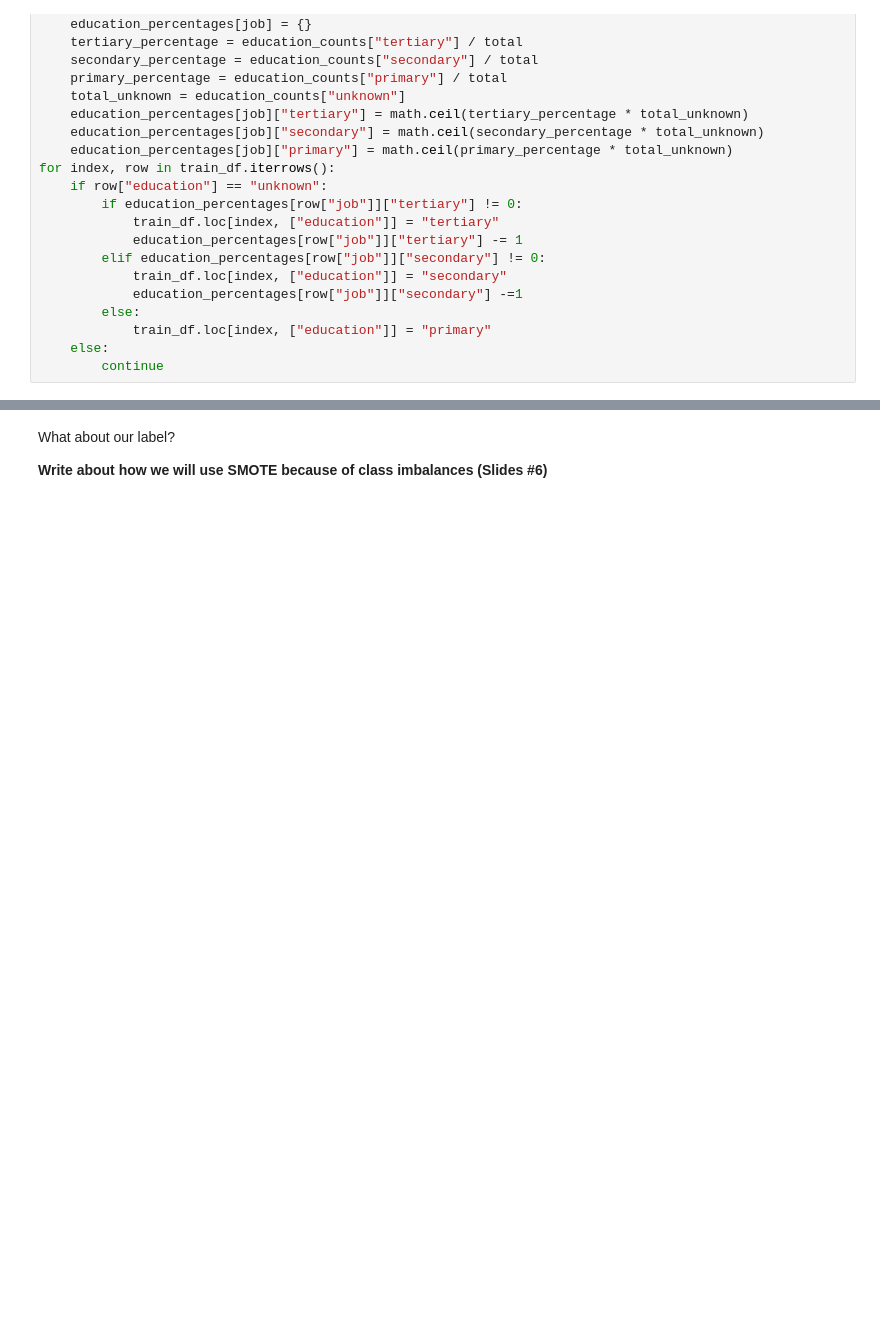
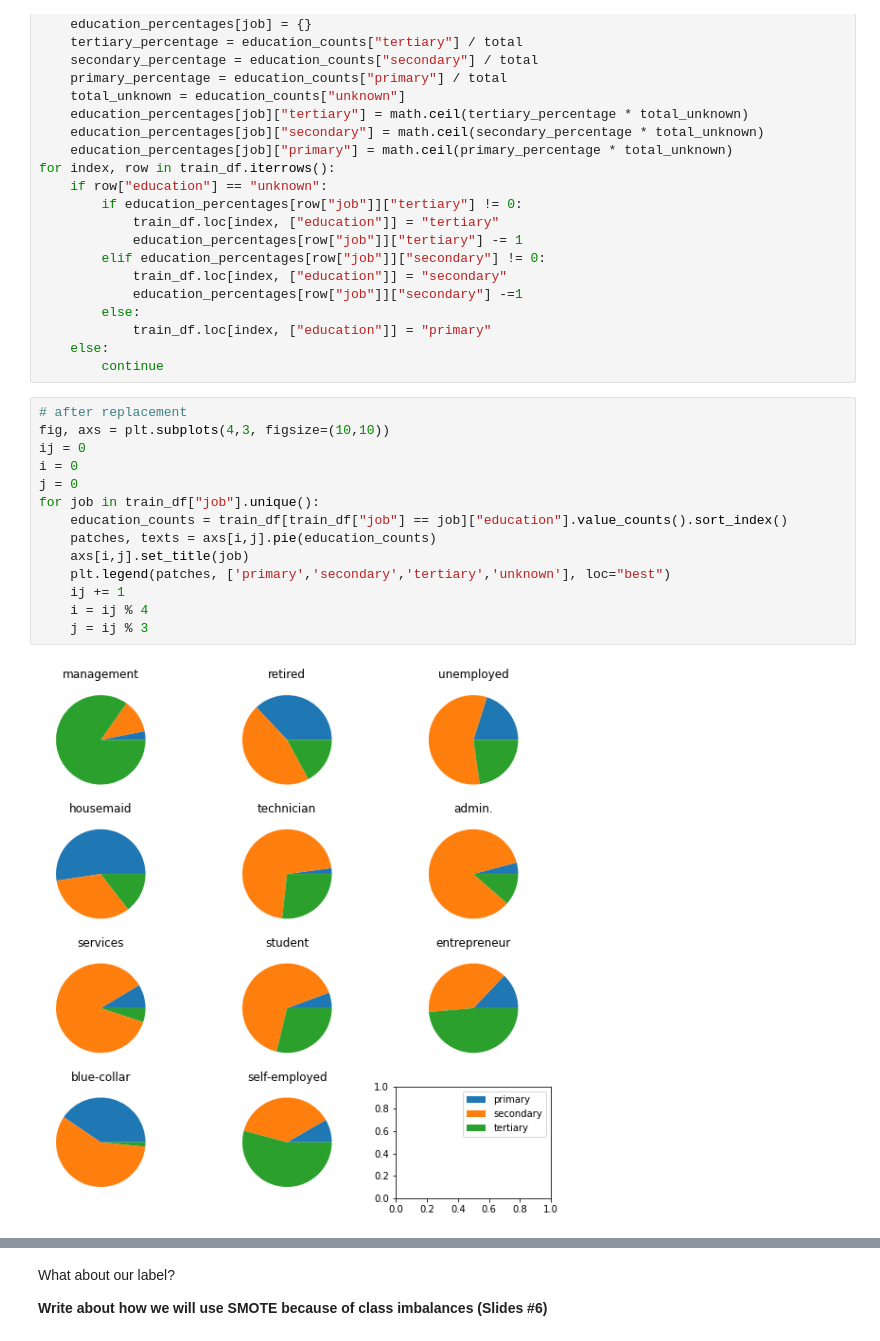
Before and after one commit to Tushar1729-k/bank-mkt-tgts-proj, a Jupyter notebook: rpt.ipynb, the cells around one changed output, grey strips where cells are left out. Cells and saved outputs as stored; diff of their text form; blank space fills up the shorter version.

```diff
--- a/rpt.ipynb
+++ b/rpt.ipynb
@@ -230,6 +230,22 @@ for index, row in train_df.iterrows():
             train_df.loc[index, ["education"]] = "primary"
     else:
         continue
+# %%
+# after replacement
+fig, axs = plt.subplots(4,3, figsize=(10,10))
+ij = 0
+i = 0
+j = 0
+for job in train_df["job"].unique():
+    education_counts = train_df[train_df["job"] == job]["education"].value_counts().sort_index()
+    patches, texts = axs[i,j].pie(education_counts)
+    axs[i,j].set_title(job)
+    plt.legend(patches, ['primary','secondary','tertiary','unknown'], loc="best")
+    ij += 1
+    i = ij % 4
+    j = ij % 3
+# %% [output]
+[figure, added]
 # %%
 for education in train_df["education"].unique():
     job_counts = train_df[train_df["education"] == education]["job"].value_counts()
```
Also changed, not shown: parts of 11 cells of this notebook.
